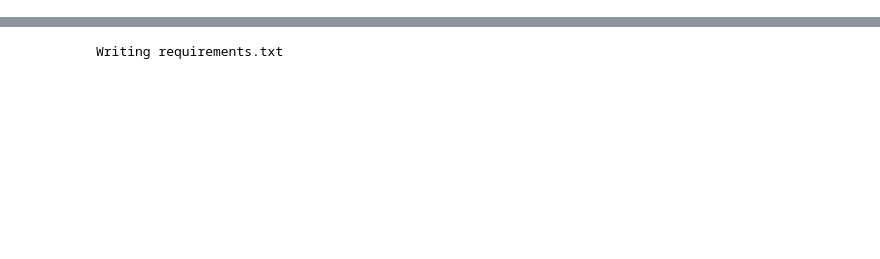
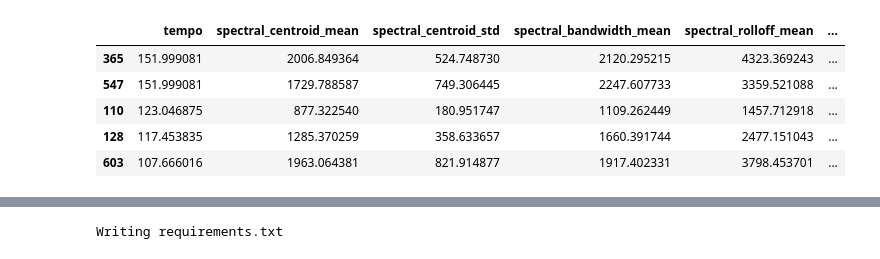
Before and after one commit to hoseking86/GTZAN-Assignment2, a Jupyter notebook: GTZAN_Assignment2.ipynb, the cells around one changed output, grey strips where cells are left out. Drawn from its saved outputs; the diff is of its cells as text; code cells hidden in the pictures; blank space fills up the shorter version.

```diff
--- a/GTZAN_Assignment2.ipynb
+++ b/GTZAN_Assignment2.ipynb
@@ -2,0 +241,3 @@
+# %%
+#Create a reproducible 70/30 stratified split without feature scaling
+X_train, X_test, y_train, y_test, _ = split_dataset(df, test_size=30, scale=False)
@@ -2,0 +287,10 @@
+# %%
+#Preview the training features and labels
+X_train.head()
+# %% [output]
+|  | tempo | spectral_centroid_mean | spectral_centroid_std | spectral_bandwidth_mean | spectral_rolloff_mean | ... |
+| 365 | 151.999081 | 2006.849364 | 524.748730 | 2120.295215 | 4323.369243 | ... |
+| 547 | 151.999081 | 1729.788587 | 749.306445 | 2247.607733 | 3359.521088 | ... |
+| 110 | 123.046875 | 877.322540 | 180.951747 | 1109.262449 | 1457.712918 | ... |
+| 128 | 117.453835 | 1285.370259 | 358.633657 | 1660.391744 | 2477.151043 | ... |
+| 603 | 107.666016 | 1963.064381 | 821.914877 | 1917.402331 | 3798.453701 | ... |
```
Also changed, not shown: parts of 33 cells of this notebook.
